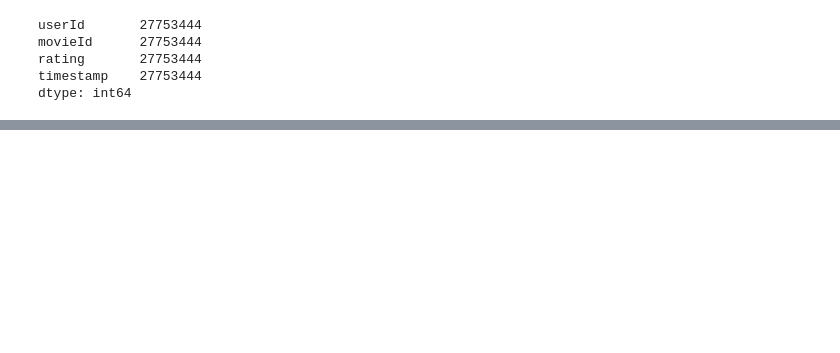
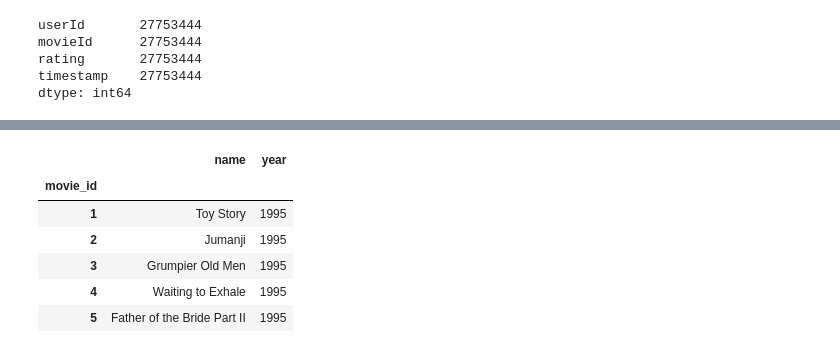
Before and after one commit to HelyxM/Final-Project, a Jupyter notebook: Data_Cleaning_Populate_ERD.ipynb, the cells around one changed output, grey strips where cells are left out. Cells and saved outputs as stored; diff of their text form; code cells hidden in the pictures; blank space fills up the shorter version.

```diff
--- a/Data_Cleaning_Populate_ERD.ipynb
+++ b/Data_Cleaning_Populate_ERD.ipynb
@@ -169,4 +127,5 @@ dtype: int64
 # %%
+movies_df["year"] = movies_df["Year"]
 movies_df.count()
 # %% [output]
 movieId            57769
@@ -188,0 +156,5 @@ dtype: int64
+# %%
+movies_df["movie_id"] = movies_df["movieId"]
+movies_df["name"] = movies_df["Title"]
+movies_df = movies_df.astype({"year": int})
+movies_df.head()
@@ -188,0 +218,10 @@ dtype: int64
+# %%
+movies_df.head()
+# %% [output]
+|  | name | year |
+| movie_id |  |  |
+| 1 | Toy Story | 1995 |
+| 2 | Jumanji | 1995 |
+| 3 | Grumpier Old Men | 1995 |
+| 4 | Waiting to Exhale | 1995 |
+| 5 | Father of the Bride Part II | 1995 |
```
Also changed, not shown: parts of 33 cells of this notebook, 1 other file.
